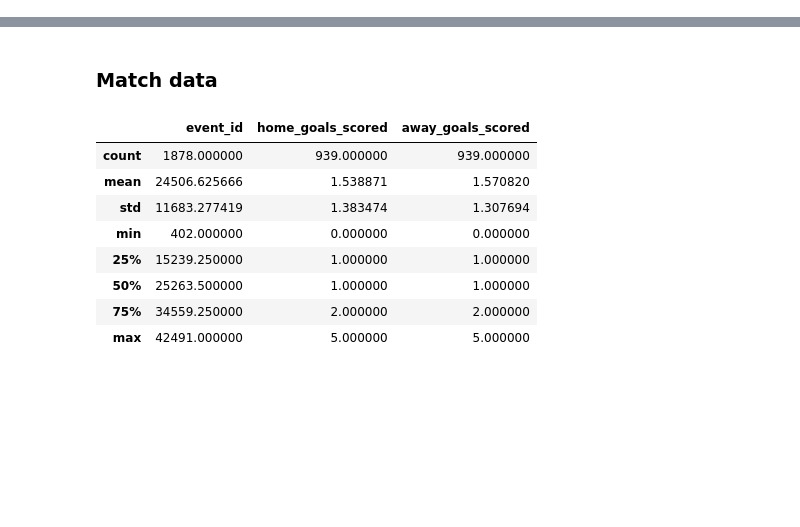
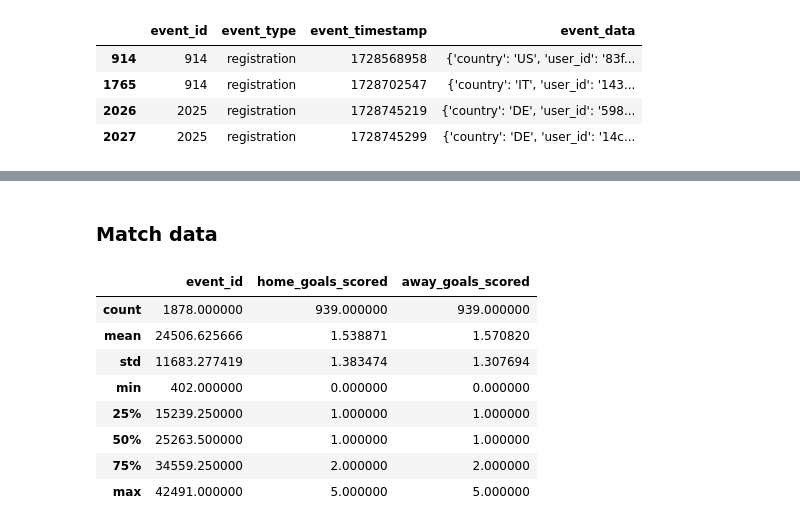
Before and after one commit to ZekiMilovan001/NordeusDE, a Jupyter notebook: test.ipynb, the cells around one changed output, grey strips where cells are left out. Saved outputs shown, nothing was run; the diff lists cells and outputs as text; code cells hidden in the pictures; blank space fills up the shorter version.

```diff
--- a/test.ipynb
+++ b/test.ipynb
@@ -3,12 +38,14 @@ import pandas as pd
 # %%
-df = pd.read_json('events.jsonl', lines = True)
-df['event_type'].unique()
 l = []
 max_id = df['event_id'].max()
 duplicates = df[df.duplicated(subset='event_id', keep=False)]
 for id, x in duplicates.iterrows():
     l.append(id)
 to_update = l[1:: 2]
-
-for i, idx in enumerate(to_update):
-    df.loc[idx, 'event_id'] = max_id + (i + 1)
+duplicates
+# %% [output]
+|  | event_id | event_type | event_timestamp | event_data |
+| 914 | 914 | registration | 1728568958 | {'country': 'US', 'user_id': '83f... |
+| 1765 | 914 | registration | 1728702547 | {'country': 'IT', 'user_id': '143... |
+| 2026 | 2025 | registration | 1728745219 | {'country': 'DE', 'user_id': '598... |
+| 2027 | 2025 | registration | 1728745299 | {'country': 'DE', 'user_id': '14c... |
```
Also changed, not shown: parts of 9 cells of this notebook.
